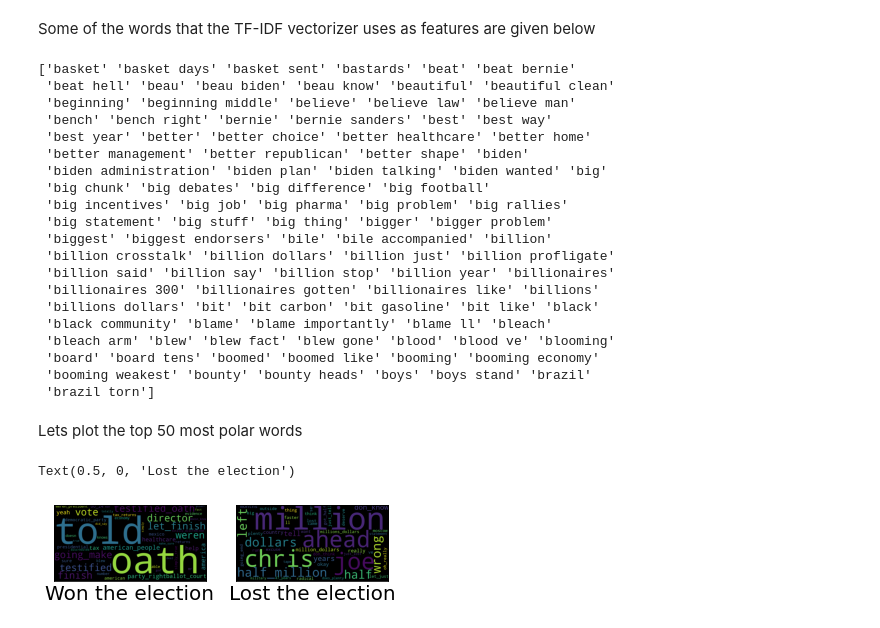
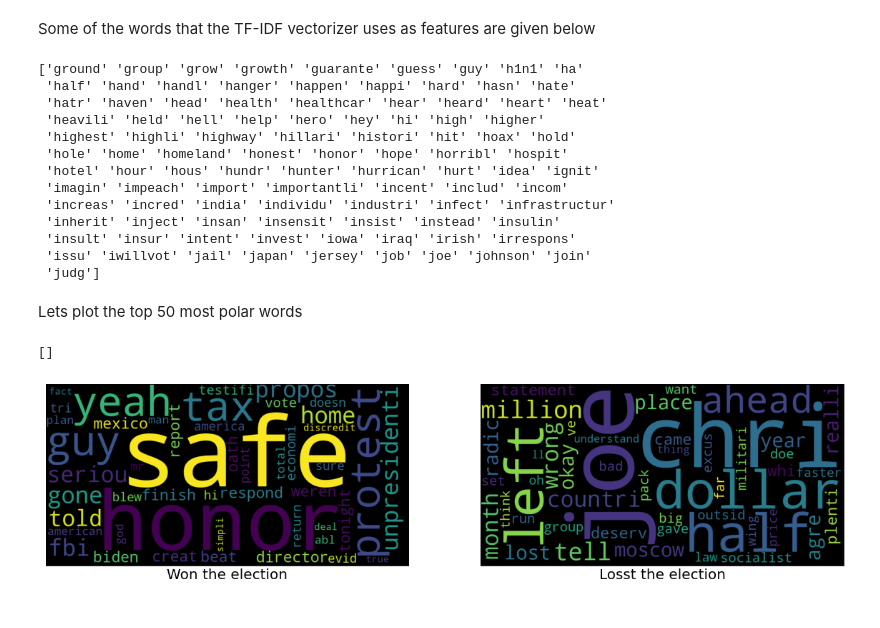
Before and after one commit to MAdnanM94/LARAN, a Jupyter notebook: Project.ipynb, the cells around one changed output. Cells and saved outputs as stored; diff of their text form; code cells hidden in the pictures.

```diff
--- a/Project.ipynb
+++ b/Project.ipynb
@@ -58,6 +58,12 @@ class Custom_Transformer(BaseEstimator, TransformerMixin):
         df_speaker2 = df_speaker2.assign(target=df_target_2)
         df_concat = pd.concat([df_speaker1,df_speaker2],axis=0)
         return df_concat
+
+def stemming_tokenizer(input):
+    words = re.sub(r"[^A-Za-z0-9\-]", " ", input).lower().split()
+    words = [word.replace("-","") for word in words]
+    words = [PorterStemmer().stem(word) for word in words]
+    return words
 # %%
 Transformer = Custom_Transformer('Vice President Joe Biden','President Donald J. Trump',1,0)
 
@@ -75,13 +81,13 @@ df_new_train[:5]
 # %% [markdown]
 Define the TF-IDF vectorizer by using ngrams = (1,1) for unigrams and ngrams = (2,2) for bigrams.
 # %%
-bigrams = True
+bigrams = False
 if bigrams:
    ngrams = (2,2)
 else:
    ngrams = (1,1)
 
-Tfidf = sk_text.TfidfVectorizer(lowercase=True,analyzer='word',stop_words= 'english',ngram_range=ngrams)
+Tfidf = sk_text.TfidfVectorizer(lowercase=True,analyzer='word',stop_words= 'english',ngram_range=ngrams,tokenizer=stemming_tokenizer)
 # %% [markdown]
 Separate the X and y for training and test data set. X is the 'text' column and y is the 'target' column.
 # %%
@@ -134,26 +140,19 @@ words = Voting_classifier['Tfidf vectorizer'].get_feature_names_out()
 
 print(words[500:600])
 # %% [output]
-['basket' 'basket days' 'basket sent' 'bastards' 'beat' 'beat bernie'
- 'beat hell' 'beau' 'beau biden' 'beau know' 'beautiful' 'beautiful clean'
- 'beginning' 'beginning middle' 'believe' 'believe law' 'believe man'
- 'bench' 'bench right' 'bernie' 'bernie sanders' 'best' 'best way'
- 'best year' 'better' 'better choice' 'better healthcare' 'better home'
- 'better management' 'better republican' 'better shape' 'biden'
- 'biden administration' 'biden plan' 'biden talking' 'biden wanted' 'big'
- 'big chunk' 'big debates' 'big difference' 'big football'
- 'big incentives' 'big job' 'big pharma' 'big problem' 'big rallies'
- 'big statement' 'big stuff' 'big thing' 'bigger' 'bigger problem'
- 'biggest' 'biggest endorsers' 'bile' 'bile accompanied' 'billion'
- 'billion crosstalk' 'billion dollars' 'billion just' 'billion profligate'
- 'billion said' 'billion say' 'billion stop' 'billion year' 'billionaires'
- 'billionaires 300' 'billionaires gotten' 'billionaires like' 'billions'
- 'billions dollars' 'bit' 'bit carbon' 'bit gasoline' 'bit like' 'black'
- 'black community' 'blame' 'blame importantly' 'blame ll' 'bleach'
- 'bleach arm' 'blew' 'blew fact' 'blew gone' 'blood' 'blood ve' 'blooming'
- 'board' 'board tens' 'boomed' 'boomed like' 'booming' 'booming economy'
- 'booming weakest' 'bounty' 'bounty heads' 'boys' 'boys stand' 'brazil'
- 'brazil torn']
+['ground' 'group' 'grow' 'growth' 'guarante' 'guess' 'guy' 'h1n1' 'ha'
+ 'half' 'hand' 'handl' 'hanger' 'happen' 'happi' 'hard' 'hasn' 'hate'
+ 'hatr' 'haven' 'head' 'health' 'healthcar' 'hear' 'heard' 'heart' 'heat'
+ 'heavili' 'held' 'hell' 'help' 'hero' 'hey' 'hi' 'high' 'higher'
+ 'highest' 'highli' 'highway' 'hillari' 'histori' 'hit' 'hoax' 'hold'
+ 'hole' 'home' 'homeland' 'honest' 'honor' 'hope' 'horribl' 'hospit'
+ 'hotel' 'hour' 'hous' 'hundr' 'hunter' 'hurrican' 'hurt' 'idea' 'ignit'
+ 'imagin' 'impeach' 'import' 'importantli' 'incent' 'includ' 'incom'
+ 'increas' 'incred' 'india' 'individu' 'industri' 'infect' 'infrastructur'
+ 'inherit' 'inject' 'insan' 'insensit' 'insist' 'instead' 'insulin'
+ 'insult' 'insur' 'intent' 'invest' 'iowa' 'iraq' 'irish' 'irrespons'
+ 'issu' 'iwillvot' 'jail' 'japan' 'jersey' 'job' 'joe' 'johnson' 'join'
+ 'judg']
 # %%
 def get_polar_words(classifier,top):
     coeff_pos = classifier['Multinomial NB'].feature_log_prob_[1]
@@ -177,19 +176,19 @@ Lets plot the top 50 most polar words
 # %%
 wc1,wc2,feature_names = get_polar_words(Voting_classifier,50)
 
+f = plt.figure(figsize=(20,10))
+ax1 = f.add_subplot(121)
+ax2 = f.add_subplot(122)
 
-#plot polar words
-plt.subplot(1,2,1)
-plt.imshow(wc1)
-plt.xticks([])
-plt.yticks([])
-plt.xlabel('Won the election',fontsize=20)
+ax1.imshow(wc1)
+ax1.set_xlabel('Won the election',fontsize=20)
+ax1.set_xticks([])
+ax1.set_yticks([])
 
-plt.subplot(1,2,2)
-plt.imshow(wc2)
-plt.xticks([])
-plt.yticks([])
-plt.xlabel('Lost the election',fontsize=20)
+ax2.imshow(wc2)
+ax2.set_xlabel('Losst the election',fontsize=20)
+ax2.set_xticks([])
+ax2.set_yticks([])
 # %% [output]
-Text(0.5, 0, 'Lost the election')
+[]
-[figure, old version]
+[figure, new version]
```
Also changed, not shown: parts of 1 cell of this notebook.
